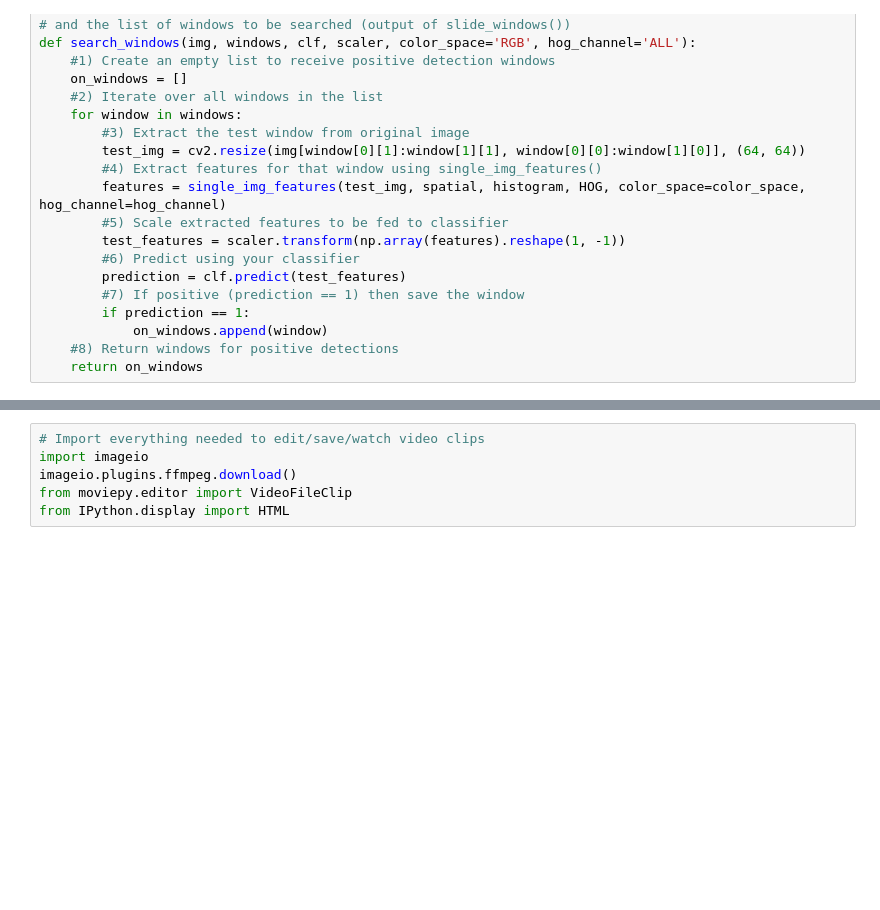
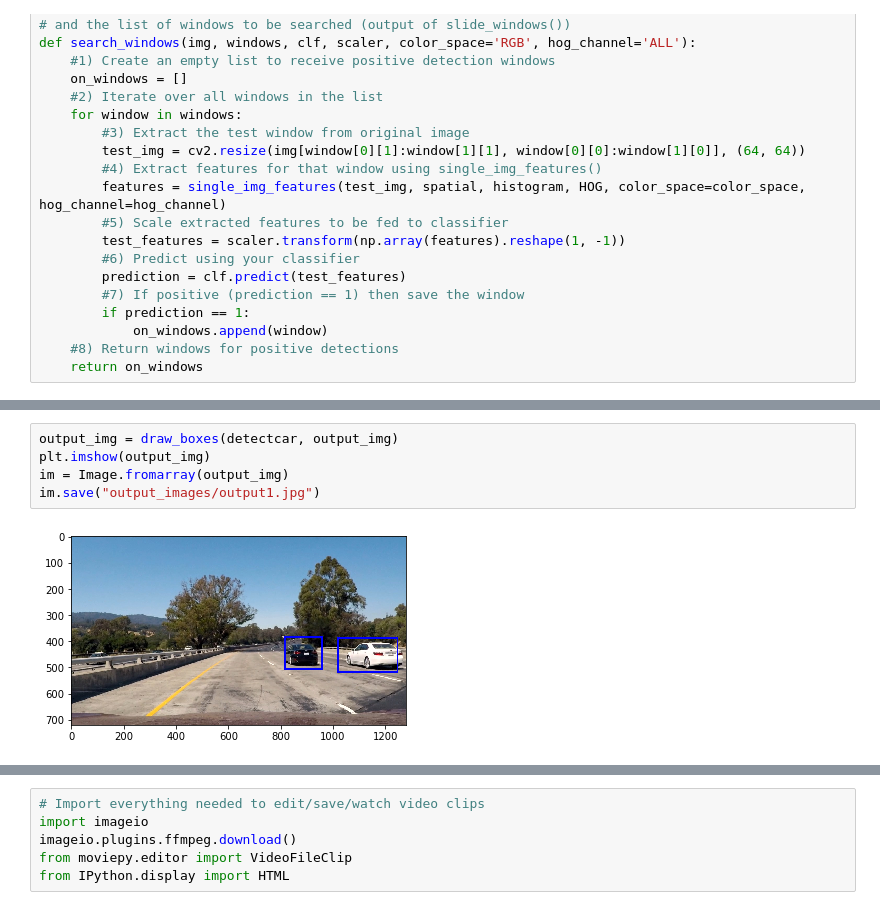
Before and after one commit to hc167/CarND-Vehicle-Detection, a Jupyter notebook: P5.ipynb, the cells around one changed output, grey strips where cells are left out. Cells and saved outputs as stored; diff of their text form; blank space fills up the shorter version.

```diff
--- a/P5.ipynb
+++ b/P5.ipynb
@@ -439,0 +460,7 @@ def findcar(image, svc, X_scaler, threshold, heat, count=5, vis = False):
+# %%
+output_img = draw_boxes(detectcar, output_img)
+plt.imshow(output_img)
+im = Image.fromarray(output_img)
+im.save("output_images/output1.jpg")
+# %% [output]
+[figure, added]
```
Also changed, not shown: parts of 27 cells of this notebook.
